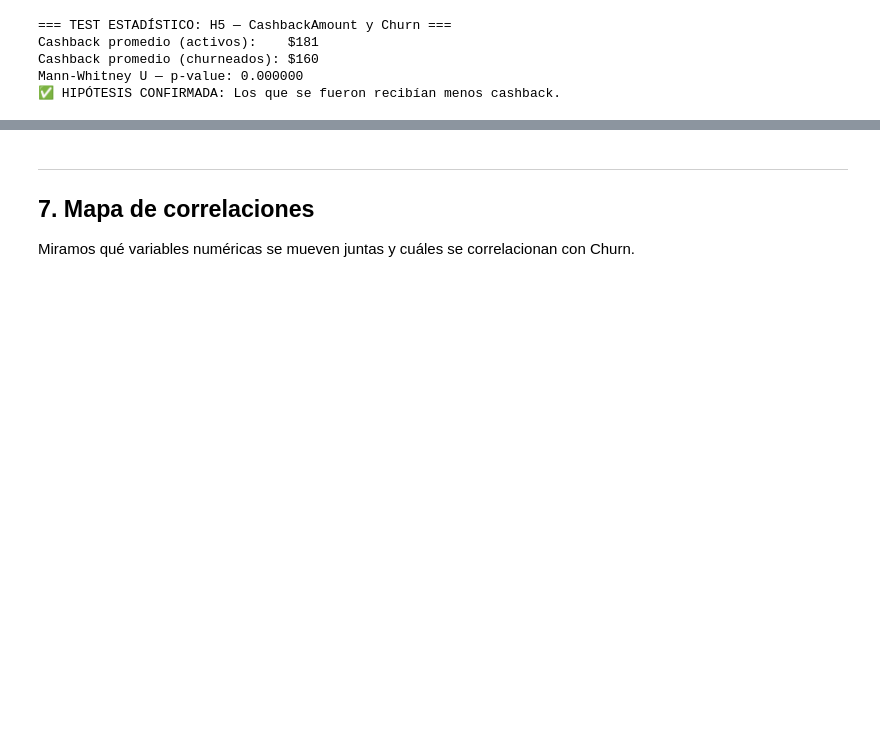
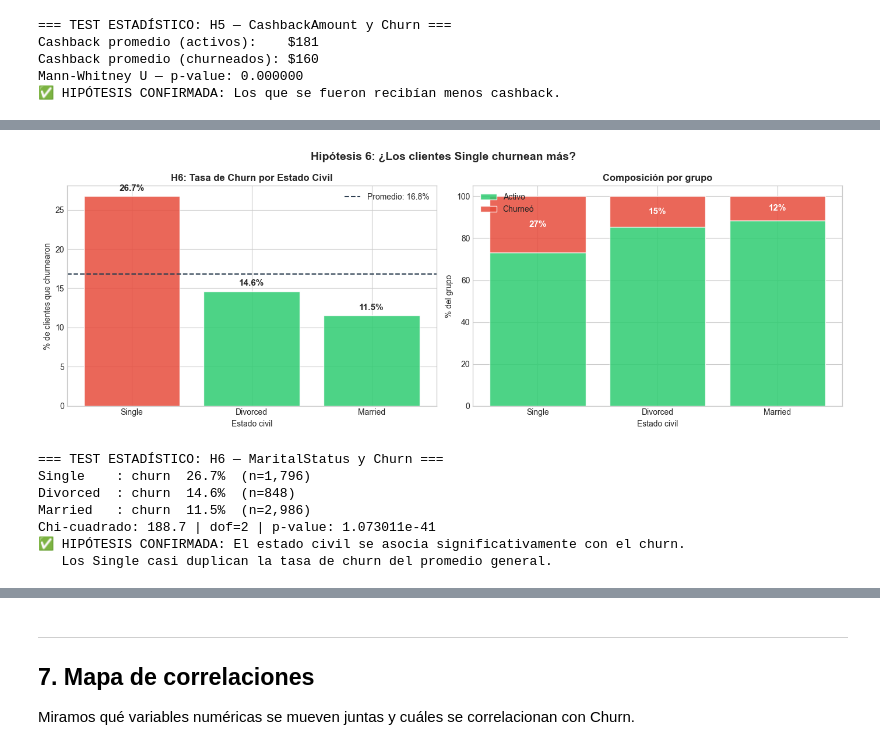
Before and after one commit to tattas21/churn_tp, a Jupyter notebook: notebooks/01_EDA_Churn.ipynb, the cells around one changed output, grey strips where cells are left out. Cells and saved outputs as stored; diff of their text form; code cells hidden in the pictures; blank space fills up the shorter version.

Commit message:
feat: agrega H6 (estado civil/Single) al EDA + decisions, requirements e hipotesis
Co-Authored-By: Claude Opus 4.8 <noreply@anthropic.com>

```diff
--- a/notebooks/01_EDA_Churn.ipynb
+++ b/notebooks/01_EDA_Churn.ipynb
@@ -739,0 +744,61 @@ Mann-Whitney U — p-value: 0.000000
+# %%
+fig, axes = plt.subplots(1, 2, figsize=(14, 5))
+orden = ['Single', 'Divorced', 'Married']
+
+# Gráfico 1: Tasa de churn por estado civil
+ax = axes[0]
+churn_by_marital = df.groupby('MaritalStatus')['Churn'].mean().reindex(orden) * 100
+colors = ['#e74c3c' if x > df['Churn'].mean()*100 else '#2ecc71' for x in churn_by_marital]
+bars = ax.bar(churn_by_marital.index, churn_by_marital.values, color=colors, alpha=0.85, edgecolor='white')
+ax.axhline(df['Churn'].mean()*100, color='#2c3e50', linestyle='--', linewidth=1.5,
+           label=f'Promedio: {df["Churn"].mean()*100:.1f}%')
+ax.set_xlabel('Estado civil')
+ax.set_ylabel('% de clientes que churnearon')
+ax.set_title('H6: Tasa de Churn por Estado Civil', fontsize=12, fontweight='bold')
+ax.legend()
+for bar, val in zip(bars, churn_by_marital.values):
+    ax.text(bar.get_x() + bar.get_width()/2, bar.get_height() + 0.5, f'{val:.1f}%',
+            ha='center', va='bottom', fontsize=11, fontweight='bold')
+
+# Gráfico 2: Composición de cada grupo (activos vs churneados)
+ax2 = axes[1]
+ct = pd.crosstab(df['MaritalStatus'], df['Churn'], normalize='index').reindex(orden) * 100
+ax2.bar(ct.index, ct[0], color=CHURN_COLORS[0], alpha=0.85, label='Activo', edgecolor='white')
+ax2.bar(ct.index, ct[1], bottom=ct[0], color=CHURN_COLORS[1], alpha=0.85, label='Churneó', edgecolor='white')
+ax2.set_xlabel('Estado civil')
+ax2.set_ylabel('% del grupo')
+ax2.set_title('Composición por grupo', fontsize=12, fontweight='bold')
+ax2.legend()
+for i, cat in enumerate(ct.index):
+    ax2.text(i, ct.loc[cat, 0] + ct.loc[cat, 1]/2, f'{ct.loc[cat, 1]:.0f}%',
+             ha='center', va='center', fontsize=11, fontweight='bold', color='white')
+
+plt.suptitle('Hipótesis 6: ¿Los clientes Single churnean más?', fontsize=14, fontweight='bold')
+plt.tight_layout()
+plt.savefig('../reports/h6_marital_churn.png', dpi=150, bbox_inches='tight')
+plt.show()
+
+# Test estadístico: Chi-cuadrado de independencia (variable categórica vs target)
+tabla = pd.crosstab(df['MaritalStatus'], df['Churn'])
+chi2, p_value, dof, expected = stats.chi2_contingency(tabla)
+
+print('=== TEST ESTADÍSTICO: H6 — MaritalStatus y Churn ===')
+for cat in orden:
+    tasa = df[df['MaritalStatus'] == cat]['Churn'].mean() * 100
+    n = (df['MaritalStatus'] == cat).sum()
+    print(f'{cat:10s}: churn {tasa:5.1f}%  (n={n:,})')
+print(f'Chi-cuadrado: {chi2:.1f} | dof={dof} | p-value: {p_value:.6e}')
+if p_value < 0.05:
+    print('✅ HIPÓTESIS CONFIRMADA: El estado civil se asocia significativamente con el churn.')
+    print('   Los Single casi duplican la tasa de churn del promedio general.')
+else:
+    print('❌ No hay evidencia estadística suficiente.')
+# %% [output]
+[figure, added]
+=== TEST ESTADÍSTICO: H6 — MaritalStatus y Churn ===
+Single    : churn  26.7%  (n=1,796)
+Divorced  : churn  14.6%  (n=848)
+Married   : churn  11.5%  (n=2,986)
+Chi-cuadrado: 188.7 | dof=2 | p-value: 1.073011e-41
+✅ HIPÓTESIS CONFIRMADA: El estado civil se asocia significativamente con el churn.
+   Los Single casi duplican la tasa de churn del promedio general.
```
Also changed, not shown: parts of 3 cells of this notebook, 3 other files.
